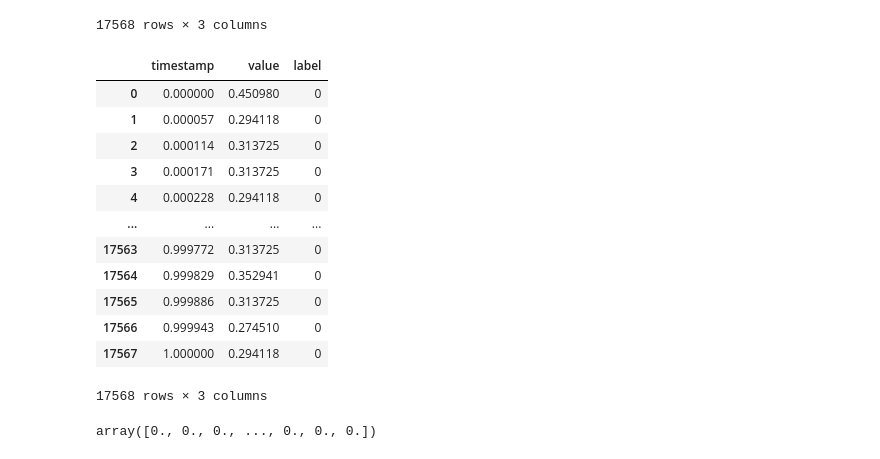
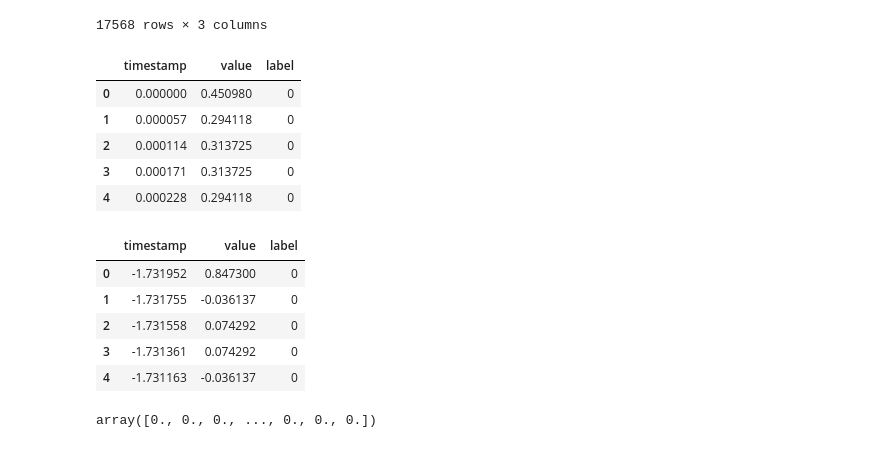
Before and after one commit to ChetanaRajabhoj/kagglex_bipoc, a Jupyter notebook: models/Autoencoder.ipynb, the cells around one changed output. Saved outputs shown, nothing was run; the diff lists cells and outputs as text; code cells hidden in the pictures.

```diff
--- a/models/Autoencoder.ipynb
+++ b/models/Autoencoder.ipynb
@@ -63,26 +63,34 @@ raw_data
 # %%
 # sc=StandardScaler()
 
 scaler = MinMaxScaler(feature_range=(0, 1))
 
 raw_data['timestamp'] = scaler.fit_transform(raw_data['timestamp'].values.reshape(-1, 1))
 raw_data['value'] = scaler.fit_transform(raw_data['value'].values.reshape(-1, 1))
 
-raw_data
+raw_data.head()
 # %% [output]
 |  | timestamp | value | label |
 | 0 | 0.000000 | 0.450980 | 0 |
 | 1 | 0.000057 | 0.294118 | 0 |
 | 2 | 0.000114 | 0.313725 | 0 |
 | 3 | 0.000171 | 0.313725 | 0 |
 | 4 | 0.000228 | 0.294118 | 0 |
-| ... | ... | ... | ... |
-| 17563 | 0.999772 | 0.313725 | 0 |
-| 17564 | 0.999829 | 0.352941 | 0 |
-| 17565 | 0.999886 | 0.313725 | 0 |
-| 17566 | 0.999943 | 0.274510 | 0 |
-| 17567 | 1.000000 | 0.294118 | 0 |
-17568 rows × 3 columns
+# %%
+raw_data2 = dfcpu[['timestamp','value','label']].copy()
+sc=StandardScaler()
+
+raw_data2['timestamp'] = sc.fit_transform(raw_data2['timestamp'].values.reshape(-1, 1))
+raw_data2['value'] = sc.fit_transform(raw_data2['value'].values.reshape(-1, 1))
+
+raw_data2.head()
+# %% [output]
+|  | timestamp | value | label |
+| 0 | -1.731952 | 0.847300 | 0 |
+| 1 | -1.731755 | -0.036137 | 0 |
+| 2 | -1.731558 | 0.074292 | 0 |
+| 3 | -1.731361 | 0.074292 | 0 |
+| 4 | -1.731163 | -0.036137 | 0 |
 # %%
 raw_data = raw_data.values
 labels = raw_data[:,-1]
```
Also changed, not shown: 1 other file.
